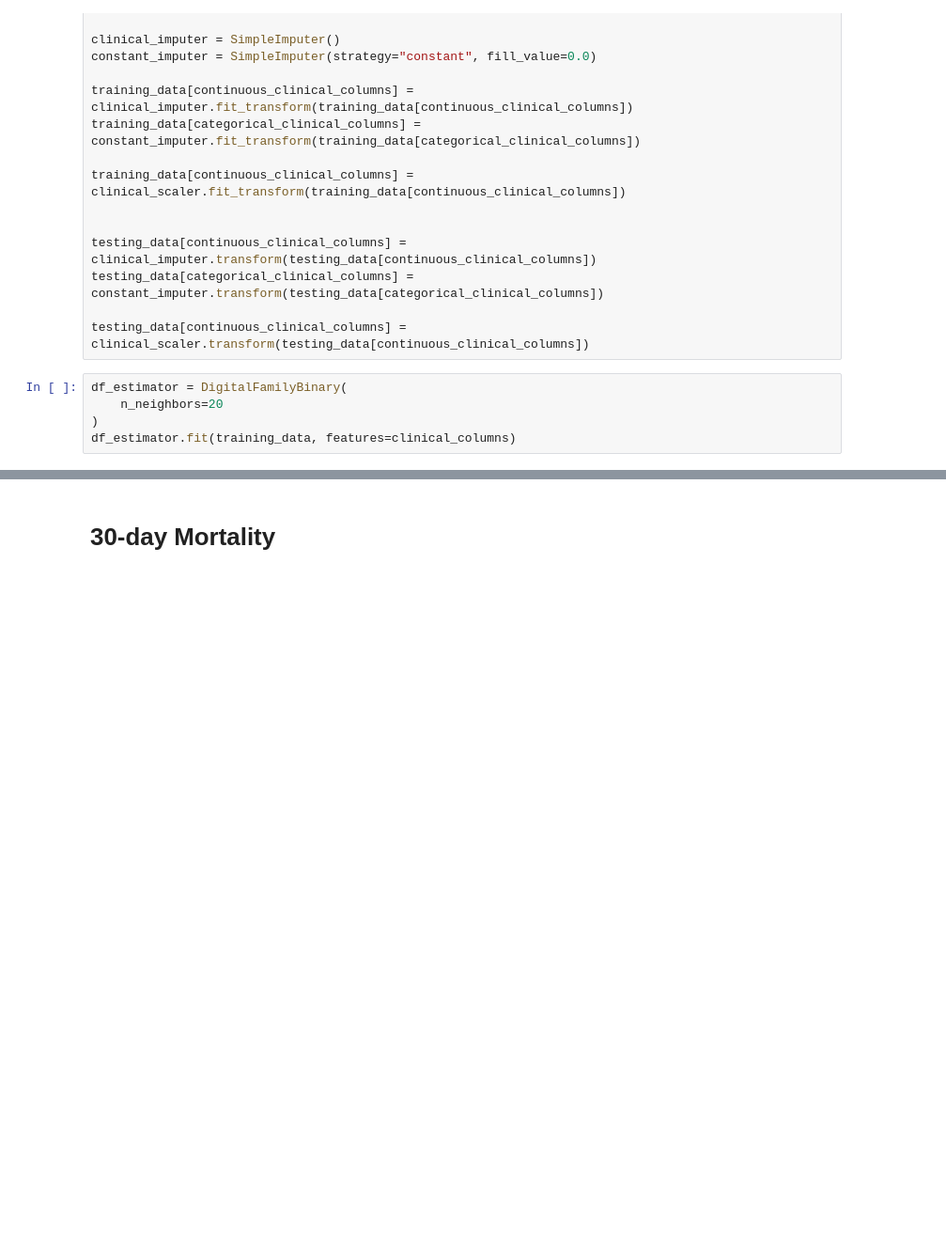
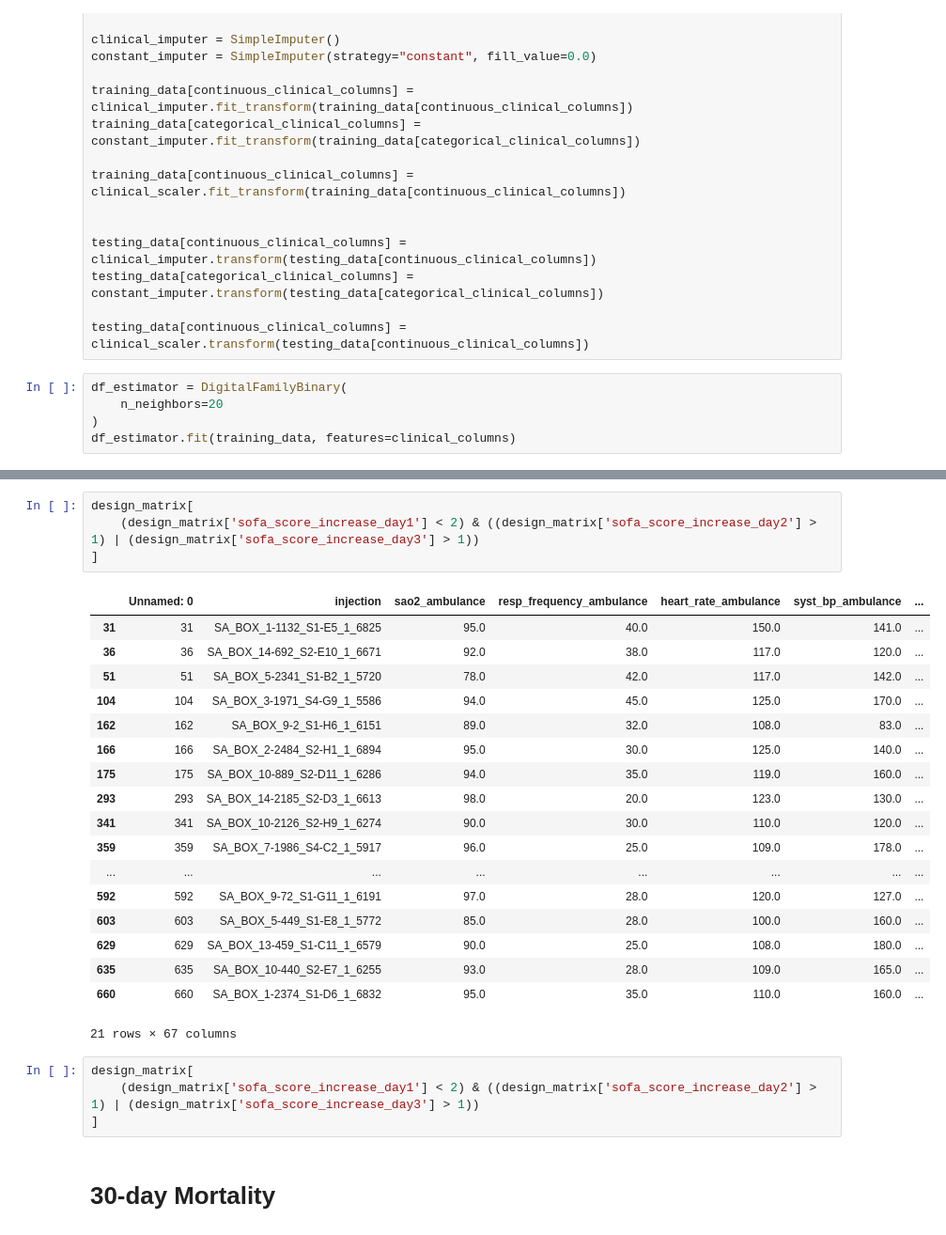
Before and after one commit to InfectionMedicineProteomics/DigitalFamilyAnalysis, a Jupyter notebook: 1_clinical_digital_family/0_clinical_data_df_model_20_family.ipynb, the cells around one changed output, grey strips where cells are left out. Shown at 94% size. Cells and saved outputs as stored; diff of their text form; blank space fills up the shorter version.

```diff
--- a/1_clinical_digital_family/0_clinical_data_df_model_20_family.ipynb
+++ b/1_clinical_digital_family/0_clinical_data_df_model_20_family.ipynb
@@ -103,3 +121,30 @@ df_estimator.fit(training_data, features=clinical_columns)
+# %%
+design_matrix[
+    (design_matrix['sofa_score_increase_day1'] < 2) & ((design_matrix['sofa_score_increase_day2'] > 1) | (design_matrix['sofa_score_increase_day3'] > 1))
+]
+# %% [output]
+|  | Unnamed: 0 | injection | sao2_ambulance | resp_frequency_ambulance | heart_rate_ambulance | syst_bp_ambulance | ... |
+| 31 | 31 | SA_BOX_1-1132_S1-E5_1_6825 | 95.0 | 40.0 | 150.0 | 141.0 | ... |
+| 36 | 36 | SA_BOX_14-692_S2-E10_1_6671 | 92.0 | 38.0 | 117.0 | 120.0 | ... |
+| 51 | 51 | SA_BOX_5-2341_S1-B2_1_5720 | 78.0 | 42.0 | 117.0 | 142.0 | ... |
+| 104 | 104 | SA_BOX_3-1971_S4-G9_1_5586 | 94.0 | 45.0 | 125.0 | 170.0 | ... |
+| 162 | 162 | SA_BOX_9-2_S1-H6_1_6151 | 89.0 | 32.0 | 108.0 | 83.0 | ... |
+| 166 | 166 | SA_BOX_2-2484_S2-H1_1_6894 | 95.0 | 30.0 | 125.0 | 140.0 | ... |
+| 175 | 175 | SA_BOX_10-889_S2-D11_1_6286 | 94.0 | 35.0 | 119.0 | 160.0 | ... |
+| 293 | 293 | SA_BOX_14-2185_S2-D3_1_6613 | 98.0 | 20.0 | 123.0 | 130.0 | ... |
+| 341 | 341 | SA_BOX_10-2126_S2-H9_1_6274 | 90.0 | 30.0 | 110.0 | 120.0 | ... |
+| 359 | 359 | SA_BOX_7-1986_S4-C2_1_5917 | 96.0 | 25.0 | 109.0 | 178.0 | ... |
+| ... | ... | ... | ... | ... | ... | ... | ... |
+| 592 | 592 | SA_BOX_9-72_S1-G11_1_6191 | 97.0 | 28.0 | 120.0 | 127.0 | ... |
+| 603 | 603 | SA_BOX_5-449_S1-E8_1_5772 | 85.0 | 28.0 | 100.0 | 160.0 | ... |
+| 629 | 629 | SA_BOX_13-459_S1-C11_1_6579 | 90.0 | 25.0 | 108.0 | 180.0 | ... |
+| 635 | 635 | SA_BOX_10-440_S2-E7_1_6255 | 93.0 | 28.0 | 109.0 | 165.0 | ... |
+| 660 | 660 | SA_BOX_1-2374_S1-D6_1_6832 | 95.0 | 35.0 | 110.0 | 160.0 | ... |
+21 rows × 67 columns
+# %%
+design_matrix[
+    (design_matrix['sofa_score_increase_day1'] < 2) & ((design_matrix['sofa_score_increase_day2'] > 1) | (design_matrix['sofa_score_increase_day3'] > 1))
+]
 # %% [markdown]
 # 30-day Mortality
 # %%
```
Also changed, not shown: parts of 1 cell of this notebook, 13 other files.
